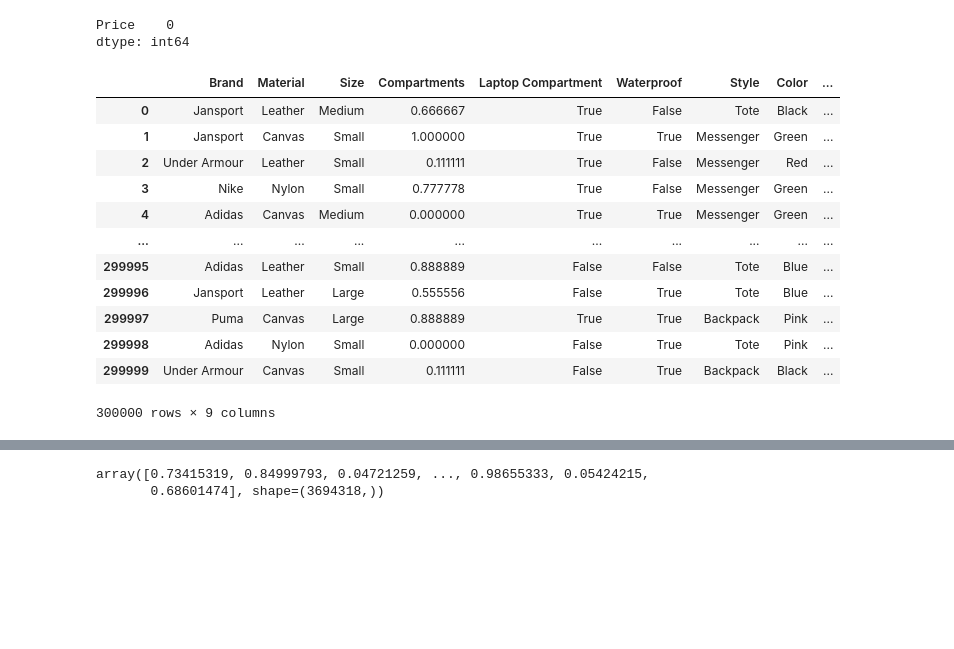
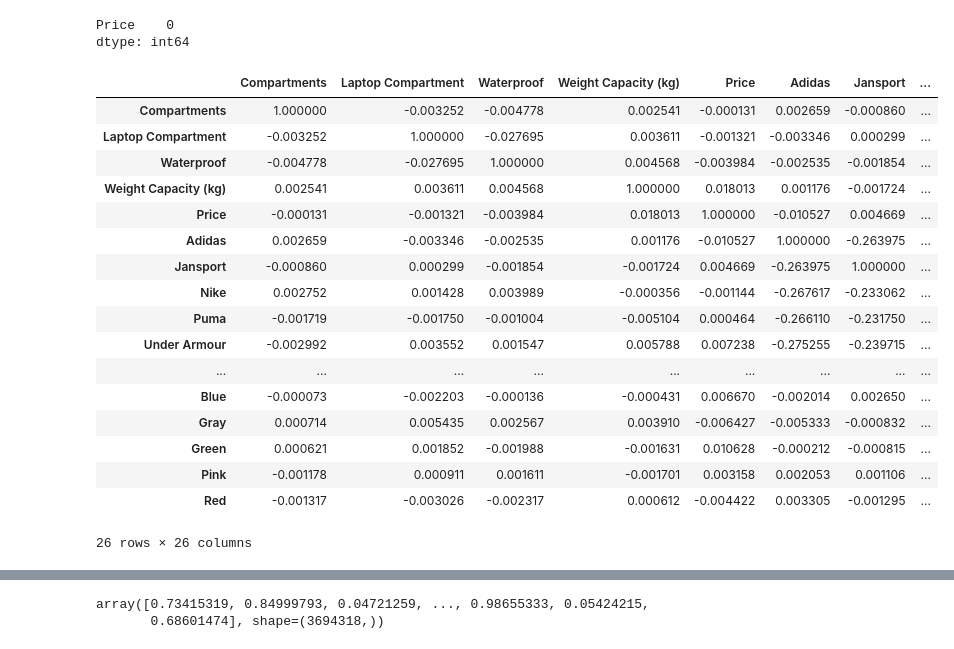
Before and after one commit to Dezzelshipc/CompMath, a Jupyter notebook: sem78-ai-systems/lab9/lab9.ipynb, the cells around one changed output, grey strips where cells are left out. Drawn from its saved outputs; the diff is of its cells as text; code cells hidden in the pictures; blank space fills up the shorter version.

```diff
--- a/sem78-ai-systems/lab9/lab9.ipynb
+++ b/sem78-ai-systems/lab9/lab9.ipynb
@@ -78,10 +77,14 @@ def make_df(_df: pd.DataFrame) -> pd.DataFrame:
     df = fillna_mode(df, ["Laptop Compartment", "Waterproof", "Brand", "Material", "Size", "Style", "Color"])
     df = fillna_mean(df, ["Weight Capacity (kg)"])
 
-    df["Laptop Compartment"] = df["Laptop Compartment"].replace({"No": False, "Yes": True})
-    df["Waterproof"] = df["Waterproof"].replace({"No": False, "Yes": True})
+    df["Laptop Compartment"] = df["Laptop Compartment"].replace({"No": False, "Yes": True}).astype(bool)
+    df["Waterproof"] = df["Waterproof"].replace({"No": False, "Yes": True}).astype(bool)
 
-    df = df.drop(["id"], axis=1)
+    df = df.drop([
+        "id"
+    ], axis=1)
+
+    # df["WeightCompartments"] = df["Weight Capacity (kg)"] * df["Compartments"]
 
     return df
 
@@ -103,19 +106,20 @@ def get_xy(_df: pd.DataFrame, y_names: list) -> tuple[pd.DataFrame, pd.DataFrame
 def normalize(_df: pd.DataFrame) -> pd.DataFrame:
     df = _df.copy()
 
-    number_cols = [a for a, b in df.dtypes.items() if "float" in str(b) ]
+    number_cols = [a for a, b in df.dtypes.items() if "float" in str(b) or "int" in str(b) ]
 
     df_number = df[number_cols]
     df_number = (df_number - df_number.min()) / (df_number.max() - df_number.min())
     df[number_cols] = df_number.astype("float64")
 
 
-    cat_cols = [a for a, b in df.dtypes.items() if "float" not in str(b) ]
+    cat_cols = [a for a, b in df.dtypes.items() if "float" not in str(b) and "int" not in str(b) and "bool" not in str(b) ]
     df[cat_cols] = df[cat_cols].astype("category")
 
     return df
 # %%
-_train_df = make_df(train_df)
+# _train_df = make_df(train_df)
+_train_df = make_df_with_one_hot(train_df)
 
 train_x, train_y = get_xy(_train_df, ["Price"])
 train_y.isna().sum()
@@ -123,21 +127,6 @@ train_y.isna().sum()
 Price    0
 dtype: int64
 # %%
+_train_df_n = normalize(_train_df)
 train_x_n = normalize(train_x)
 train_y_n = normalize(train_y)
-# %%
-train_x_n
-# %% [output]
-|  | Brand | Material | Size | Compartments | Laptop Compartment | Waterproof | Style | Color | ... |
-| 0 | Jansport | Leather | Medium | 0.666667 | True | False | Tote | Black | ... |
-| 1 | Jansport | Canvas | Small | 1.000000 | True | True | Messenger | Green | ... |
-| 2 | Under Armour | Leather | Small | 0.111111 | True | False | Messenger | Red | ... |
-| 3 | Nike | Nylon | Small | 0.777778 | True | False | Messenger | Green | ... |
-| 4 | Adidas | Canvas | Medium | 0.000000 | True | True | Messenger | Green | ... |
-| ... | ... | ... | ... | ... | ... | ... | ... | ... | ... |
-| 299995 | Adidas | Leather | Small | 0.888889 | False | False | Tote | Blue | ... |
-| 299996 | Jansport | Leather | Large | 0.555556 | False | True | Tote | Blue | ... |
-| 299997 | Puma | Canvas | Large | 0.888889 | True | True | Backpack | Pink | ... |
-| 299998 | Adidas | Nylon | Small | 0.000000 | False | True | Tote | Pink | ... |
-| 299999 | Under Armour | Canvas | Small | 0.111111 | False | True | Backpack | Black | ... |
-300000 rows × 9 columns
@@ -144 +135,22 @@ train_x_n
+# %%
+_train_df_n.corr() #.abs() > 0.01
+# %% [output]
+|  | Compartments | Laptop Compartment | Waterproof | Weight Capacity (kg) | Price | Adidas | Jansport | ... |
+| Compartments | 1.000000 | -0.003252 | -0.004778 | 0.002541 | -0.000131 | 0.002659 | -0.000860 | ... |
+| Laptop Compartment | -0.003252 | 1.000000 | -0.027695 | 0.003611 | -0.001321 | -0.003346 | 0.000299 | ... |
+| Waterproof | -0.004778 | -0.027695 | 1.000000 | 0.004568 | -0.003984 | -0.002535 | -0.001854 | ... |
+| Weight Capacity (kg) | 0.002541 | 0.003611 | 0.004568 | 1.000000 | 0.018013 | 0.001176 | -0.001724 | ... |
+| Price | -0.000131 | -0.001321 | -0.003984 | 0.018013 | 1.000000 | -0.010527 | 0.004669 | ... |
+| Adidas | 0.002659 | -0.003346 | -0.002535 | 0.001176 | -0.010527 | 1.000000 | -0.263975 | ... |
+| Jansport | -0.000860 | 0.000299 | -0.001854 | -0.001724 | 0.004669 | -0.263975 | 1.000000 | ... |
+| Nike | 0.002752 | 0.001428 | 0.003989 | -0.000356 | -0.001144 | -0.267617 | -0.233062 | ... |
+| Puma | -0.001719 | -0.001750 | -0.001004 | -0.005104 | 0.000464 | -0.266110 | -0.231750 | ... |
+| Under Armour | -0.002992 | 0.003552 | 0.001547 | 0.005788 | 0.007238 | -0.275255 | -0.239715 | ... |
+| ... | ... | ... | ... | ... | ... | ... | ... | ... |
+| Blue | -0.000073 | -0.002203 | -0.000136 | -0.000431 | 0.006670 | -0.002014 | 0.002650 | ... |
+| Gray | 0.000714 | 0.005435 | 0.002567 | 0.003910 | -0.006427 | -0.005333 | -0.000832 | ... |
+| Green | 0.000621 | 0.001852 | -0.001988 | -0.001631 | 0.010628 | -0.000212 | -0.000815 | ... |
+| Pink | -0.001178 | 0.000911 | 0.001611 | -0.001701 | 0.003158 | 0.002053 | 0.001106 | ... |
+| Red | -0.001317 | -0.003026 | -0.002317 | 0.000612 | -0.004422 | 0.003305 | -0.001295 | ... |
+26 rows × 26 columns
 # %%
```
Also changed, not shown: parts of 20 cells of this notebook.
